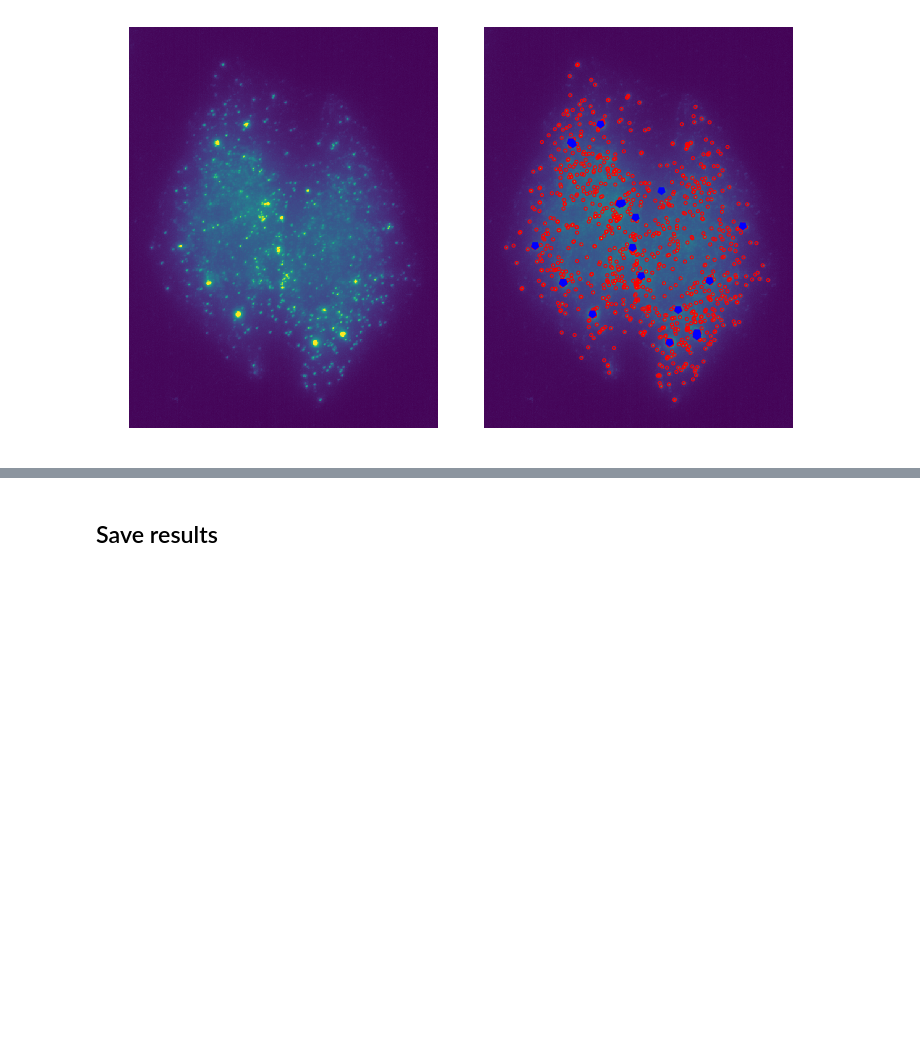
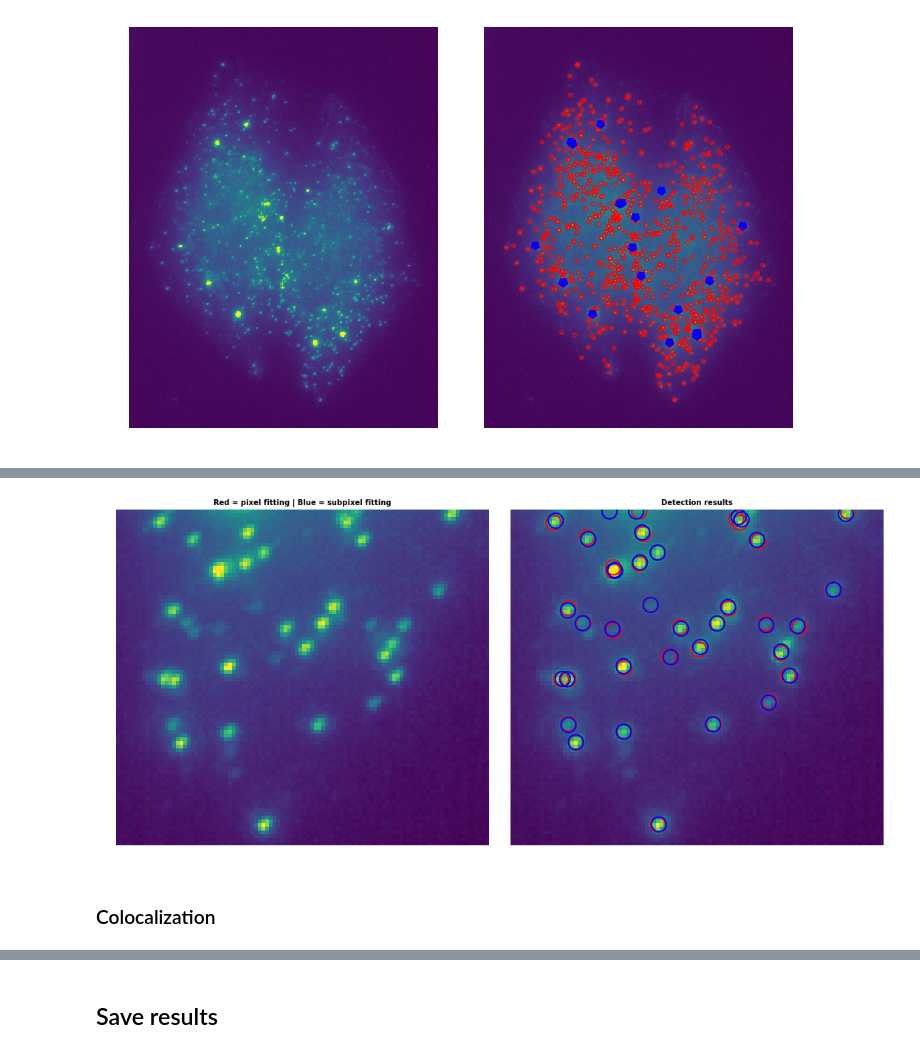
Before and after one commit to fish-quant/big-fish-examples, a Jupyter notebook: notebooks/5 - Detect spots.ipynb, the cells around one changed output, grey strips where cells are left out. Cells and saved outputs as stored; diff of their text form; code cells hidden in the pictures; blank space fills up the shorter version.

```diff
--- a/notebooks/5 - Detect spots.ipynb
+++ b/notebooks/5 - Detect spots.ipynb
@@ -279,0 +314,20 @@ plot.plot_detection(rna_mip,
+# %%
+# pixel fitting
+spots_crop = detection.detect_spots(
+    images=crop,
+    threshold=355.0,  # previous threshold automatically find in the full image
+    voxel_size=(300, 103, 103),
+    spot_radius=(350, 150, 150))
+print("spots (pixel fitting)")
+print("\r shape: {0}".format(spots_crop.shape))
+print("\r dtype: {0}".format(spots_crop.dtype), "\n")
+
+# subpixel fitting
+spots_subpixel_crop = detection.fit_subpixel(
+    image=crop,
+    spots=spots_crop,
+    voxel_size=(300, 103, 103),
+    spot_radius=(350, 150, 150))
+print("spots (subpixel fitting)")
+print("\r shape: {0}".format(spots_subpixel_crop.shape))
+print("\r dtype: {0}".format(spots_subpixel_crop.dtype))
@@ -279,0 +342,13 @@ plot.plot_detection(rna_mip,
+# %%
+# plot
+plot.plot_detection(
+    crop_mip,
+    spots=[spots_crop, spots_subpixel_crop],
+    radius=2,
+    color=["red", "blue"],
+    title="Red = pixel fitting | Blue = subpixel fitting",
+    linewidth=2, contrast=True)
+# %% [output]
+[figure, added]
+# %% [markdown]
+### Colocalization
```
Also changed, not shown: parts of 39 cells of this notebook, 8 other files.
